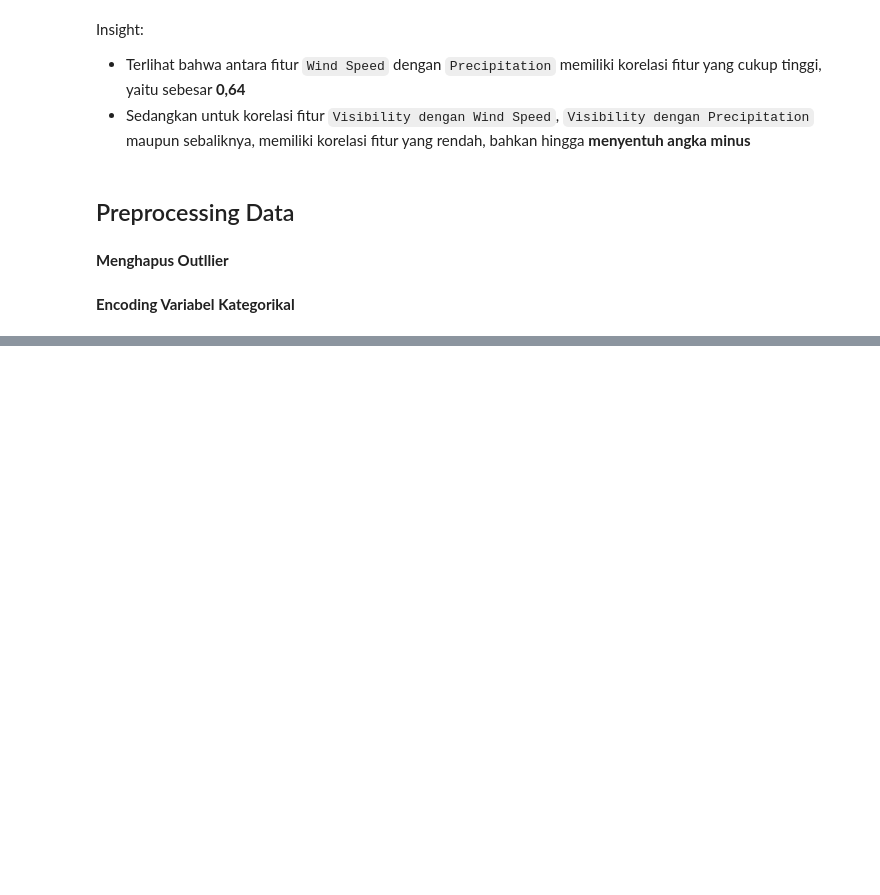
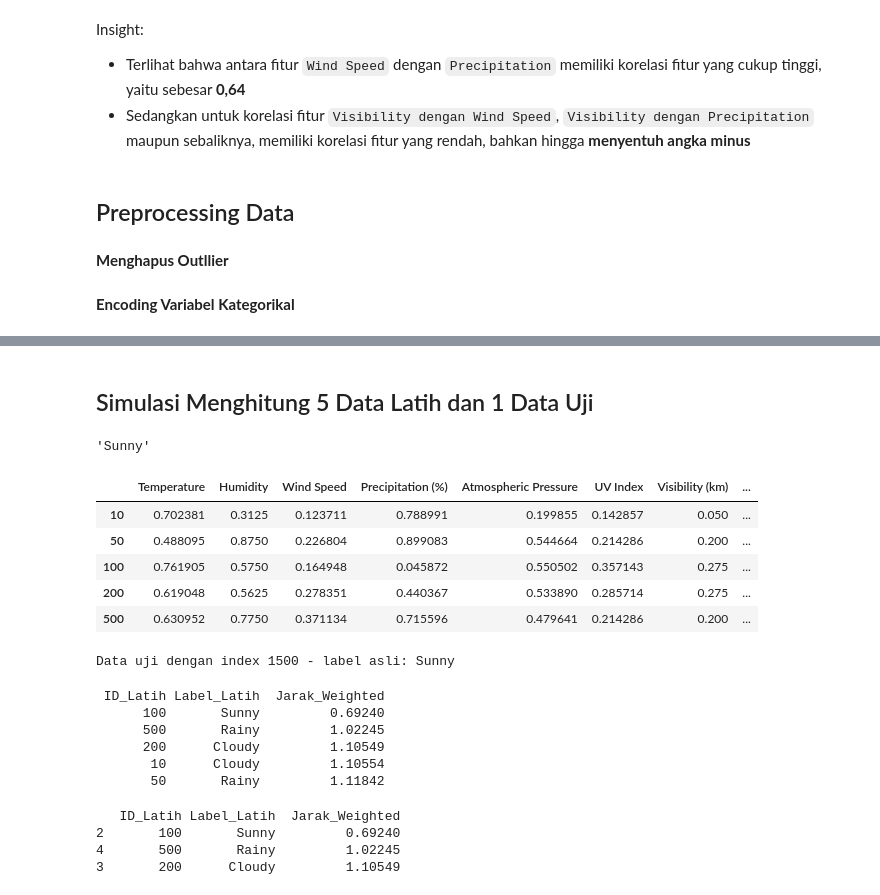
Before and after one commit to Farhan-Nawwafal/tubes-pembelajaran-mesin, a Jupyter notebook: experiment-1/test-tubes.ipynb, the cells around one changed output, grey strips where cells are left out. Drawn from its saved outputs; the diff is of its cells as text; code cells hidden in the pictures; blank space fills up the shorter version.

Commit message:
feat: added implementation WAKNN algorithm with calculate those metrices and testing manually for 5 data training and 1 data testing

```diff
--- a/experiment-1/test-tubes.ipynb
+++ b/experiment-1/test-tubes.ipynb
@@ -252,0 +307,28 @@ X_train
+# %% [markdown]
+## Simulasi Menghitung 5 Data Latih dan 1 Data Uji
+# %%
+# Pilih 1 data uji
+test_idx = 1500
+x_test = X.loc[test_idx]
+actual_label = label_encoder.inverse_transform([y.loc[test_idx]])[0]
+actual_label
+# %% [output]
+'Sunny'
+# %%
+# Pilih 5 data latih
+train_indices = [10, 50, 100, 200, 500]
+x_train_sample = X.loc[train_indices]
+y_train_sample = y.loc[train_indices]
+x_train_sample
+# %% [output]
+|  | Temperature | Humidity | Wind Speed | Precipitation (%) | Atmospheric Pressure | UV Index | Visibility (km) | ... |
+| 10 | 0.702381 | 0.3125 | 0.123711 | 0.788991 | 0.199855 | 0.142857 | 0.050 | ... |
+| 50 | 0.488095 | 0.8750 | 0.226804 | 0.899083 | 0.544664 | 0.214286 | 0.200 | ... |
+| 100 | 0.761905 | 0.5750 | 0.164948 | 0.045872 | 0.550502 | 0.357143 | 0.275 | ... |
+| 200 | 0.619048 | 0.5625 | 0.278351 | 0.440367 | 0.533890 | 0.285714 | 0.275 | ... |
+| 500 | 0.630952 | 0.7750 | 0.371134 | 0.715596 | 0.479641 | 0.214286 | 0.200 | ... |
+# %%
+# Simulasi perhitunagn WKANN 1 iterasi
+print(f'Data uji dengan index {test_idx} - label asli: {actual_label}\n')
+# %% [output]
+Data uji dengan index 1500 - label asli: Sunny
@@ -252,0 +360,22 @@ X_train
+# %%
+# Tampilkan Hasil Dalam Tabel
+result_df = pd.DataFrame(simulation_result).sort_values(by='Jarak_Weighted')
+print(result_df.to_string(index=False))
+# %% [output]
+ ID_Latih Label_Latih  Jarak_Weighted
+      100       Sunny         0.69240
+      500       Rainy         1.02245
+      200      Cloudy         1.10549
+       10      Cloudy         1.10554
+       50       Rainy         1.11842
+# %%
+# Tentukan tetangga terdekat (K = 3)
+k = 3
+neighbors = result_df.head(k)
+print(neighbors)
+prediction = neighbors['Label_Latih'].mode()[0]
+# %% [output]
+   ID_Latih Label_Latih  Jarak_Weighted
+2       100       Sunny         0.69240
+4       500       Rainy         1.02245
+3       200      Cloudy         1.10549
```
Also changed, not shown: parts of 17 cells of this notebook.
